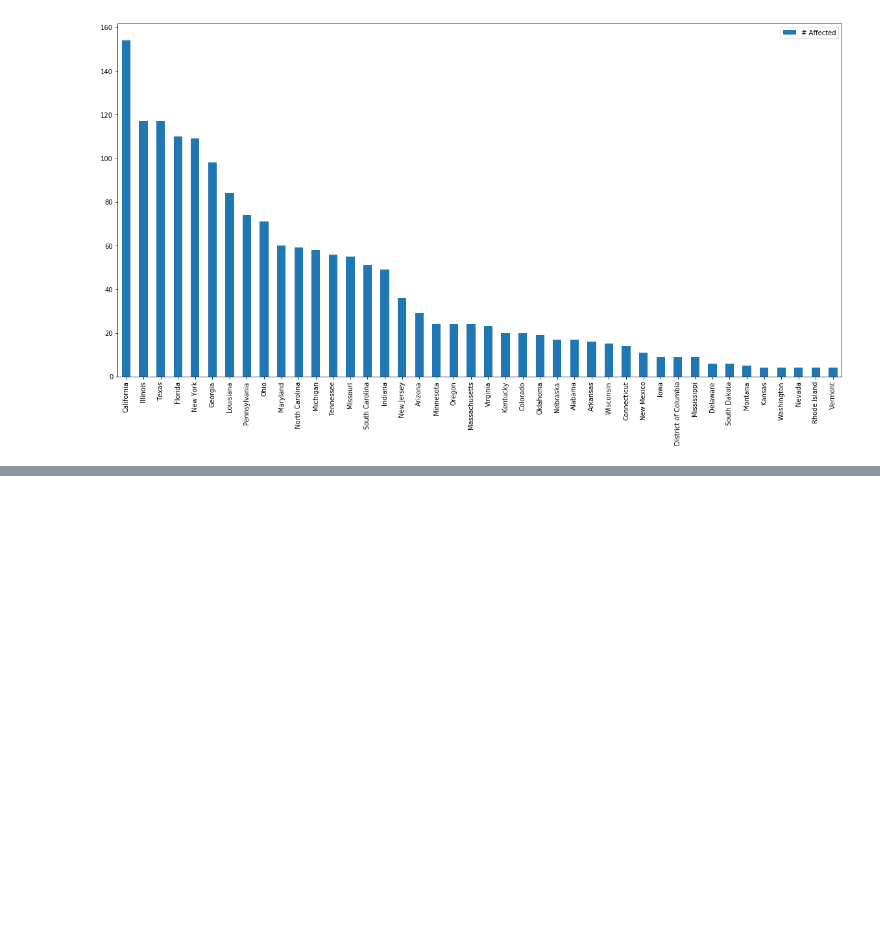
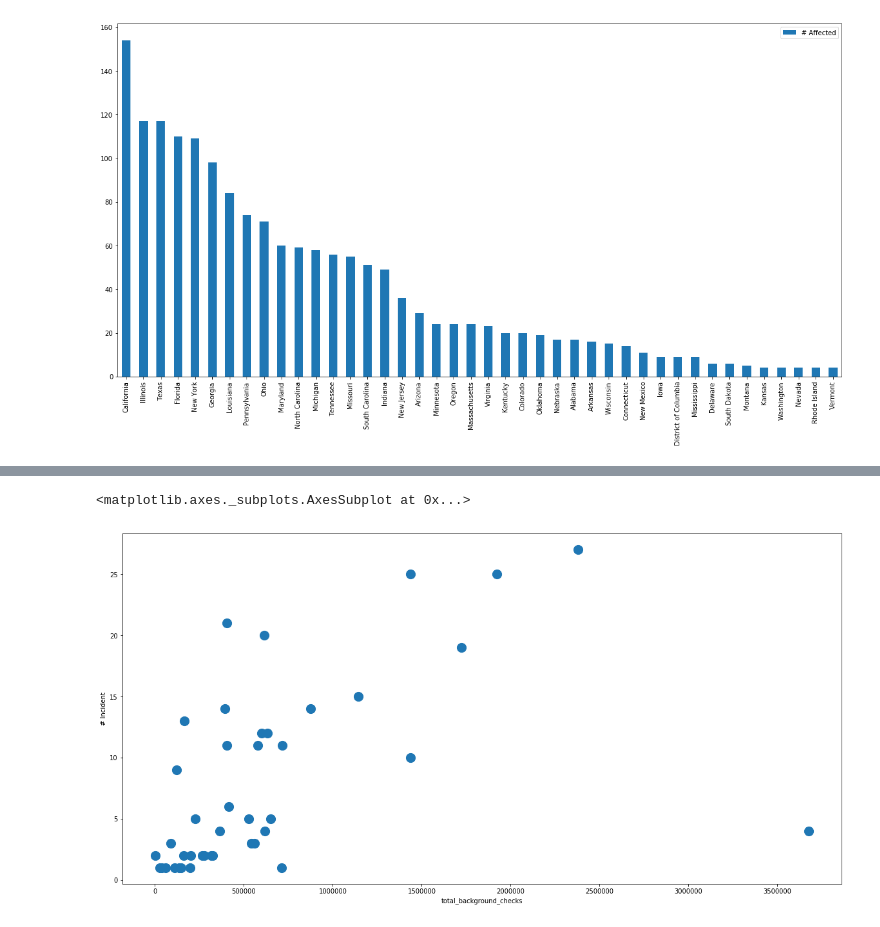
Before and after one commit to tyc024/Cogs108-Final-Project, a Jupyter notebook: dannys_notebook.ipynb, the cells around one changed output, grey strips where cells are left out. Drawn from its saved outputs; the diff is of its cells as text; code cells hidden in the pictures; blank space fills up the shorter version.

```diff
--- a/dannys_notebook.ipynb
+++ b/dannys_notebook.ipynb
@@ -28,7 +28,8 @@ def create_dataframe(df, year, column):
     return new_df
 # %%
 df_2016_total = create_dataframe(df, 2016, 'totals')
-df_2016_total_sorted = df_2016_total.sort_values(0)[::-1]
+df_2016_total.columns = ['total_background_checks']
+df_2016_total_sorted = df_2016_total.sort_values('total_background_checks')[::-1]
 # %%
 df_2016_total[::-1].plot(kind='barh', figsize=(20,20))
 df_2016_total_sorted[:20].plot(kind='bar', figsize=(20,10))
@@ -151,0 +162,5 @@ df_affected.sort_values('# Affected')[::-1].plot(kind='bar', figsize=(20,10))
+# %%
+df_2016_total_merge = pd.concat([df_2016_total, df_incident], axis=1)
+# %%
+df_2016_total_merge.fillna(0, inplace=True)
+df_2016_total_merge
@@ -151,0 +185,6 @@ df_affected.sort_values('# Affected')[::-1].plot(kind='bar', figsize=(20,10))
+# %%
+#df[df['year'] >= 2007]
+df_2016_total_merge[df_2016_total_merge['# Incident'] > 0].plot(x='total_background_checks', y='# Incident', kind='scatter', figsize=(20,10), s=200)
+# %% [output]
+<matplotlib.axes._subplots.AxesSubplot at 0x...>
+[figure, added]
```
Also changed, not shown: parts of 8 cells of this notebook, 2 other files.
